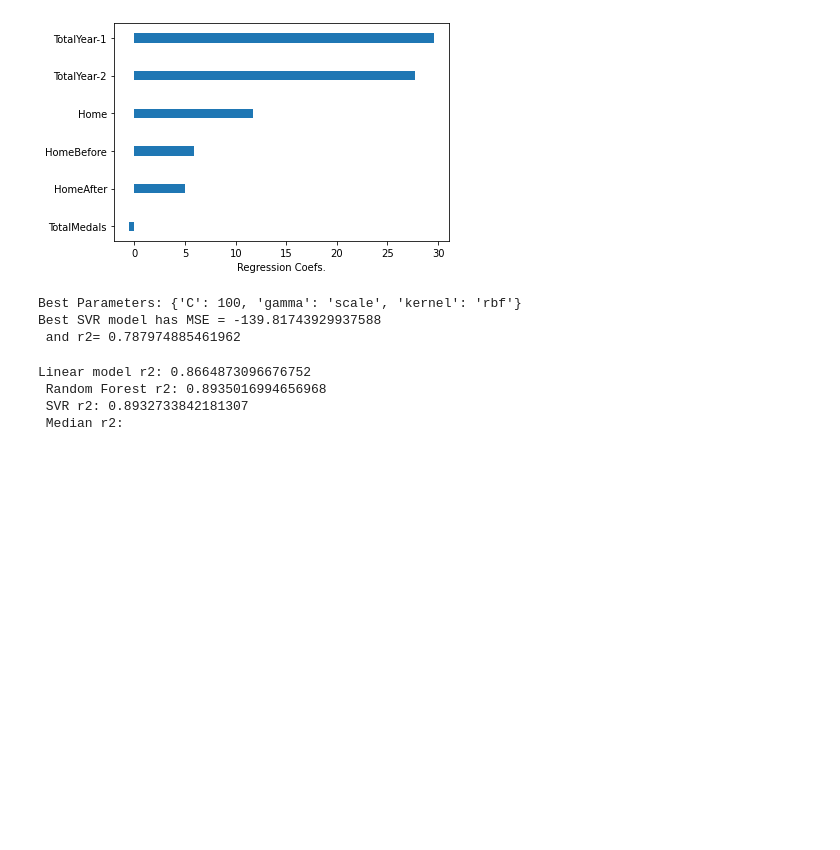
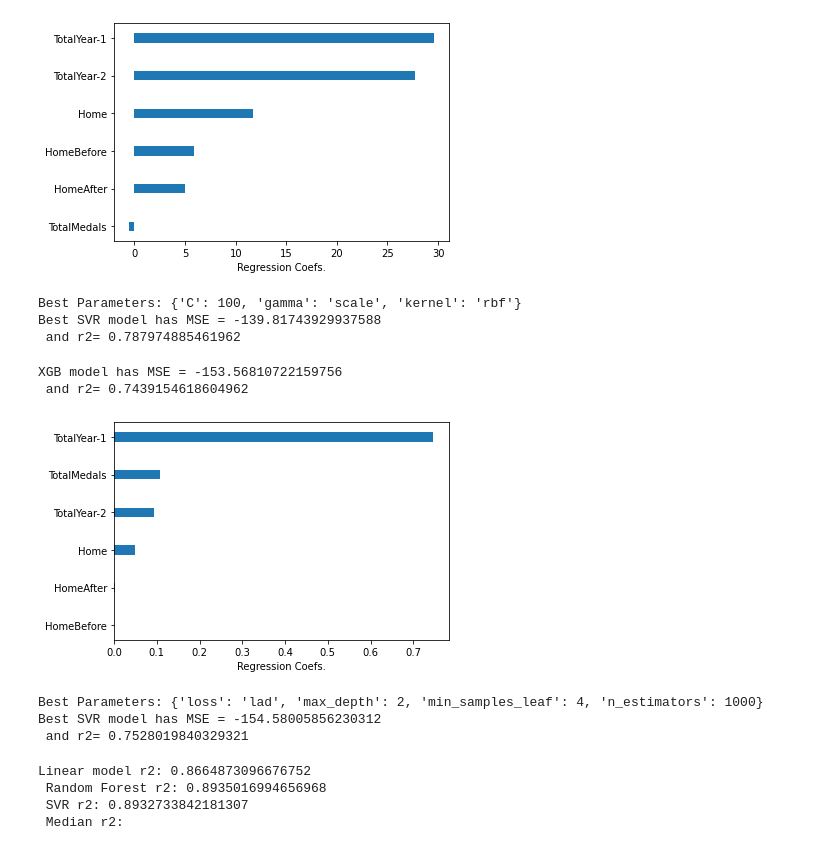
Before and after one commit to fonseca-carlos/Medals-Predictor, a Jupyter notebook: start.ipynb, the cells around one changed output. Cells and saved outputs as stored; diff of their text form; code cells hidden in the pictures; blank space fills up the shorter version.

```diff
--- a/start.ipynb
+++ b/start.ipynb
@@ -284,6 +275,71 @@ print("Best SVR model has MSE =", Mean_square_error_svr.mean(), "\n and r2=", r2
 Best Parameters: {'C': 100, 'gamma': 'scale', 'kernel': 'rbf'}
 Best SVR model has MSE = -139.81743929937588
  and r2= 0.787974885461962
+# %%
+#Trying XGBOOST with default parameters
+from sklearn.ensemble import GradientBoostingRegressor
+
+xgboost = GradientBoostingRegressor()
+
+df_validate=df[df["Year"]==2016]
+df=df[df["Year"]<2016]
+X=df[["Home", "TotalYear-1", "TotalYear-2","HomeBefore", "HomeAfter", "TotalMedals"]]
+y=df["Total"]
+
+cv = model_selection.KFold(n_splits=10, shuffle=True, random_state=8)
+
+scaler = MinMaxScaler()
+scaler.fit(X)
+X_scaled=scaler.transform(X)
+
+scoring='neg_mean_squared_error'
+Mean_square_error_svr=model_selection.cross_val_score(xgboost, X_scaled, y, cv=cv, scoring=scoring)
+scoring='r2'
+r2_svr=model_selection.cross_val_score(xgboost, X_scaled, y, cv=cv, scoring=scoring)
+
+print("XGB model has MSE =", Mean_square_error_svr.mean(), "\n and r2=", r2_svr.mean())
+
+xgboost.fit(X_scaled, y)
+importances=xgboost.feature_importances_
+indices = np.argsort(importances)
+features=X.columns
+
+x_plot=np.arange(len(indices))
+width=0.25
+plt.barh(x_plot, importances[indices], height=width)
+
+plt.yticks(range(len(indices)), [features[i] for i in indices])
+plt.xlabel('Regression Coefs.')
+
+plt.show()
+# %% [output]
+XGB model has MSE = -153.56810722159756
+ and r2= 0.7439154618604962
+[figure, added]
+# %%
+#Trying Grid Search
+
+from sklearn.model_selection import GridSearchCV
+
+#grid search
+
+parameters = {'loss': ["ls", "lad", "huber"], 'n_estimators': [100, 200, 500, 1000], 'max_depth': [2, 3, 4, 5], 'min_samples_leaf': [1, 2, 3, 4, 5]}
+
+grid = GridSearchCV(estimator=GradientBoostingRegressor(), param_grid=parameters, cv=5)
+grid.fit(X_scaled, y)
+print("Best Parameters:",grid.best_params_)
+best_svr=grid.best_estimator_
+
+scoring='neg_mean_squared_error'
+Mean_square_error_svr=model_selection.cross_val_score(best_svr, X_scaled, y, cv=cv, scoring=scoring)
+scoring='r2'
+r2_svr=model_selection.cross_val_score(best_svr, X_scaled, y, cv=cv, scoring=scoring)
+
+print("Best SVR model has MSE =", Mean_square_error_svr.mean(), "\n and r2=", r2_svr.mean())
+# %% [output]
+Best Parameters: {'loss': 'lad', 'max_depth': 2, 'min_samples_leaf': 4, 'n_estimators': 1000}
+Best SVR model has MSE = -154.58005856230312
+ and r2= 0.7528019840329321
 # %%
 #Ok, now we make Rio 2016 predictions, calculate R2 and check the top 10 (plus Brazil) results
 
```
Also changed, not shown: parts of 5 cells of this notebook.
